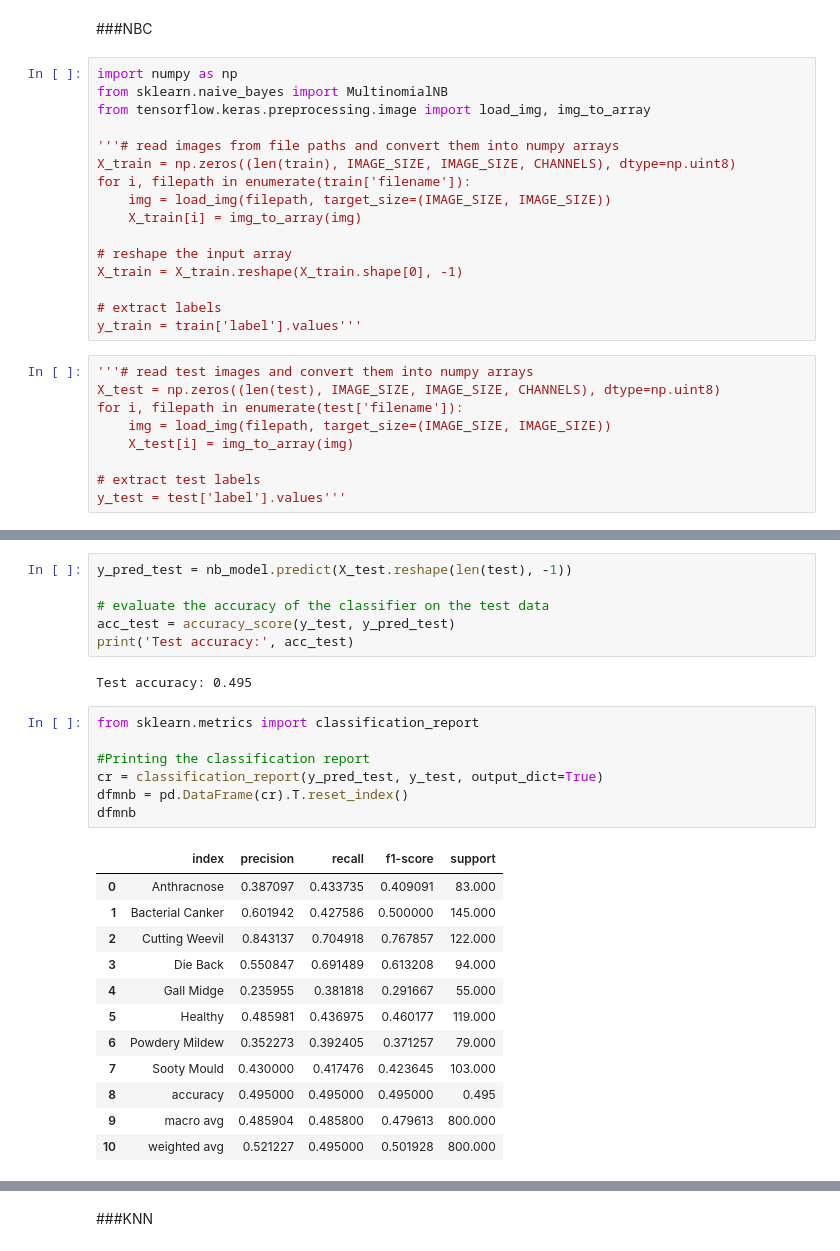
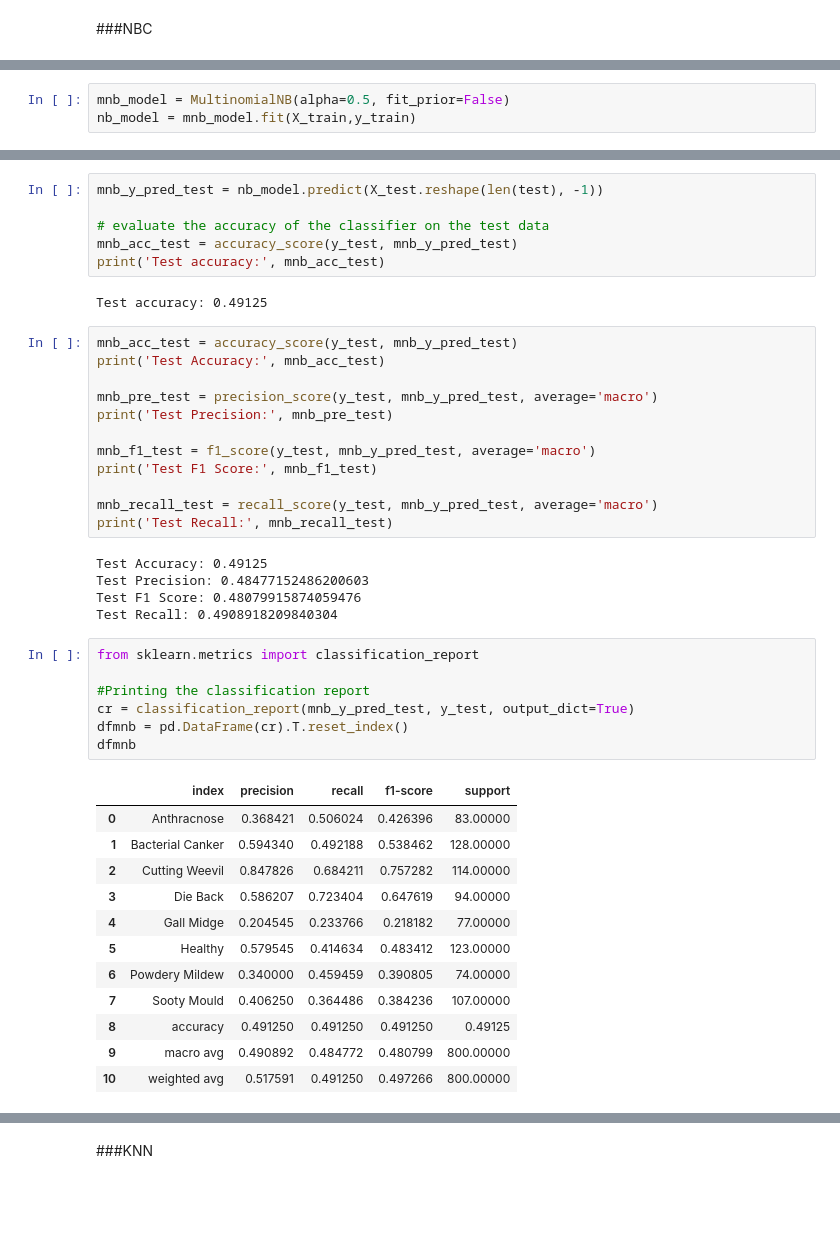
Before and after one commit to mayukhathumiki876/Maongo-Leaf-Disease-Image-Classification, a Jupyter notebook: Main_Project.ipynb, the cells around one changed output, grey strips where cells are left out. Saved outputs shown, nothing was run; the diff lists cells and outputs as text; blank space fills up the shorter version.

```diff
--- a/Main_Project.ipynb
+++ b/Main_Project.ipynb
@@ -587,27 +596,2 @@ Test accuracy: 0.69875
 # %% [markdown]
 ###NBC
-# %%
-import numpy as np
-from sklearn.naive_bayes import MultinomialNB
-from tensorflow.keras.preprocessing.image import load_img, img_to_array
-
-'''# read images from file paths and convert them into numpy arrays
-X_train = np.zeros((len(train), IMAGE_SIZE, IMAGE_SIZE, CHANNELS), dtype=np.uint8)
-for i, filepath in enumerate(train['filename']):
-    img = load_img(filepath, target_size=(IMAGE_SIZE, IMAGE_SIZE))
-    X_train[i] = img_to_array(img)
-
-# reshape the input array
-X_train = X_train.reshape(X_train.shape[0], -1)
-
-# extract labels
-y_train = train['label'].values'''
-# %%
-'''# read test images and convert them into numpy arrays
-X_test = np.zeros((len(test), IMAGE_SIZE, IMAGE_SIZE, CHANNELS), dtype=np.uint8)
-for i, filepath in enumerate(test['filename']):
-    img = load_img(filepath, target_size=(IMAGE_SIZE, IMAGE_SIZE))
-    X_test[i] = img_to_array(img)
-
-# extract test labels
-y_test = test['label'].values'''
@@ -618,0 +606,3 @@ nb_model = mnb_model.fit(X_train,y_train)
+# %%
+mnb_model = MultinomialNB(alpha=0.5, fit_prior=False)
+nb_model = mnb_model.fit(X_train,y_train)
@@ -619,28 +617,45 @@ nb_model = mnb_model.fit(X_train,y_train)
 # %%
-y_pred_test = nb_model.predict(X_test.reshape(len(test), -1))
+mnb_y_pred_test = nb_model.predict(X_test.reshape(len(test), -1))
 
 # evaluate the accuracy of the classifier on the test data
-acc_test = accuracy_score(y_test, y_pred_test)
-print('Test accuracy:', acc_test)
+mnb_acc_test = accuracy_score(y_test, mnb_y_pred_test)
+print('Test accuracy:', mnb_acc_test)
 # %% [output]
-Test accuracy: 0.495
+Test accuracy: 0.49125
+# %%
+mnb_acc_test = accuracy_score(y_test, mnb_y_pred_test)
+print('Test Accuracy:', mnb_acc_test)
+
+mnb_pre_test = precision_score(y_test, mnb_y_pred_test, average='macro')
+print('Test Precision:', mnb_pre_test)
+
+mnb_f1_test = f1_score(y_test, mnb_y_pred_test, average='macro')
+print('Test F1 Score:', mnb_f1_test)
+
+mnb_recall_test = recall_score(y_test, mnb_y_pred_test, average='macro')
+print('Test Recall:', mnb_recall_test)
+# %% [output]
+Test Accuracy: 0.49125
+Test Precision: 0.48477152486200603
+Test F1 Score: 0.48079915874059476
+Test Recall: 0.4908918209840304
 # %%
 from sklearn.metrics import classification_report
 
 #Printing the classification report
-cr = classification_report(y_pred_test, y_test, output_dict=True)
+cr = classification_report(mnb_y_pred_test, y_test, output_dict=True)
 dfmnb = pd.DataFrame(cr).T.reset_index()
 dfmnb
 # %% [output]
 |  | index | precision | recall | f1-score | support |
-| 0 | Anthracnose | 0.387097 | 0.433735 | 0.409091 | 83.000 |
-| 1 | Bacterial Canker | 0.601942 | 0.427586 | 0.500000 | 145.000 |
-| 2 | Cutting Weevil | 0.843137 | 0.704918 | 0.767857 | 122.000 |
-| 3 | Die Back | 0.550847 | 0.691489 | 0.613208 | 94.000 |
-| 4 | Gall Midge | 0.235955 | 0.381818 | 0.291667 | 55.000 |
-| 5 | Healthy | 0.485981 | 0.436975 | 0.460177 | 119.000 |
-| 6 | Powdery Mildew | 0.352273 | 0.392405 | 0.371257 | 79.000 |
-| 7 | Sooty Mould | 0.430000 | 0.417476 | 0.423645 | 103.000 |
-| 8 | accuracy | 0.495000 | 0.495000 | 0.495000 | 0.495 |
-| 9 | macro avg | 0.485904 | 0.485800 | 0.479613 | 800.000 |
-| 10 | weighted avg | 0.521227 | 0.495000 | 0.501928 | 800.000 |
+| 0 | Anthracnose | 0.368421 | 0.506024 | 0.426396 | 83.00000 |
+| 1 | Bacterial Canker | 0.594340 | 0.492188 | 0.538462 | 128.00000 |
+| 2 | Cutting Weevil | 0.847826 | 0.684211 | 0.757282 | 114.00000 |
+| 3 | Die Back | 0.586207 | 0.723404 | 0.647619 | 94.00000 |
+| 4 | Gall Midge | 0.204545 | 0.233766 | 0.218182 | 77.00000 |
+| 5 | Healthy | 0.579545 | 0.414634 | 0.483412 | 123.00000 |
+| 6 | Powdery Mildew | 0.340000 | 0.459459 | 0.390805 | 74.00000 |
+| 7 | Sooty Mould | 0.406250 | 0.364486 | 0.384236 | 107.00000 |
+| 8 | accuracy | 0.491250 | 0.491250 | 0.491250 | 0.49125 |
+| 9 | macro avg | 0.490892 | 0.484772 | 0.480799 | 800.00000 |
+| 10 | weighted avg | 0.517591 | 0.491250 | 0.497266 | 800.00000 |
```
Also changed, not shown: parts of 41 cells of this notebook.
